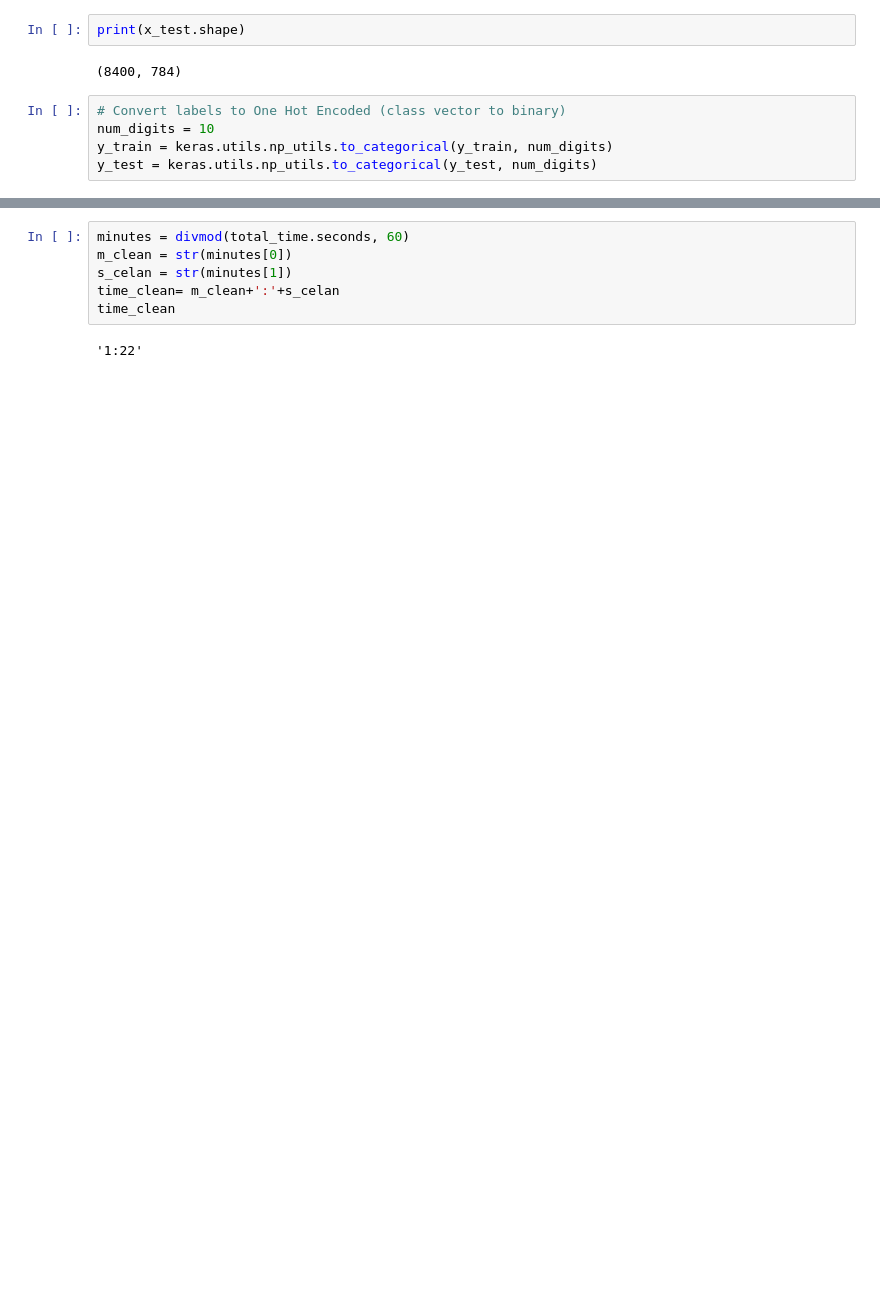
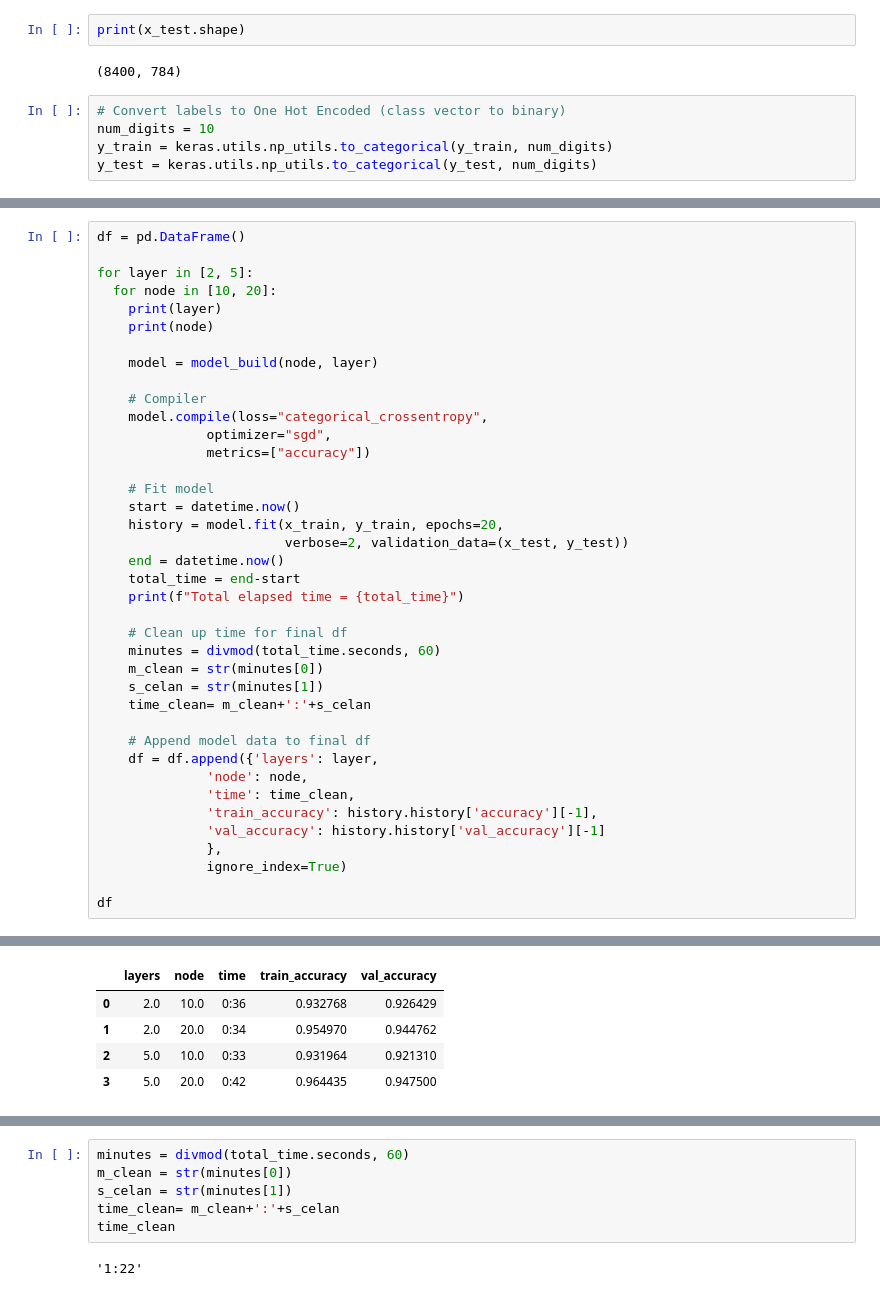
Before and after one commit to DrakeData/Digit_Recognizer, a Jupyter notebook: Digit_Recognizer.ipynb, the cells around one changed output, grey strips where cells are left out. Cells and saved outputs as stored; diff of their text form; blank space fills up the shorter version.

```diff
--- a/Digit_Recognizer.ipynb
+++ b/Digit_Recognizer.ipynb
@@ -522,0 +528,40 @@ model_n5 = keras.models.Sequential([
+# %%
+df = pd.DataFrame()
+
+for layer in [2, 5]:
+  for node in [10, 20]:
+    print(layer)
+    print(node)
+
+    model = model_build(node, layer)
+
+    # Compiler
+    model.compile(loss="categorical_crossentropy",
+              optimizer="sgd",
+              metrics=["accuracy"])
+
+    # Fit model
+    start = datetime.now()
+    history = model.fit(x_train, y_train, epochs=20,
+                        verbose=2, validation_data=(x_test, y_test))
+    end = datetime.now()
+    total_time = end-start
+    print(f"Total elapsed time = {total_time}")
+
+    # Clean up time for final df
+    minutes = divmod(total_time.seconds, 60)
+    m_clean = str(minutes[0])
+    s_celan = str(minutes[1])
+    time_clean= m_clean+':'+s_celan
+
+    # Append model data to final df
+    df = df.append({'layers': layer,
+              'node': node,
+              'time': time_clean,
+              'train_accuracy': history.history['accuracy'][-1],
+              'val_accuracy': history.history['val_accuracy'][-1]
+              },
+              ignore_index=True)
+
+df
+# %% [output]
@@ -522,0 +585,5 @@ model_n5 = keras.models.Sequential([
+|  | layers | node | time | train_accuracy | val_accuracy |
+| 0 | 2.0 | 10.0 | 0:36 | 0.932768 | 0.926429 |
+| 1 | 2.0 | 20.0 | 0:34 | 0.954970 | 0.944762 |
+| 2 | 5.0 | 10.0 | 0:33 | 0.931964 | 0.921310 |
+| 3 | 5.0 | 20.0 | 0:42 | 0.964435 | 0.947500 |
```
Also changed, not shown: parts of 24 cells of this notebook.
